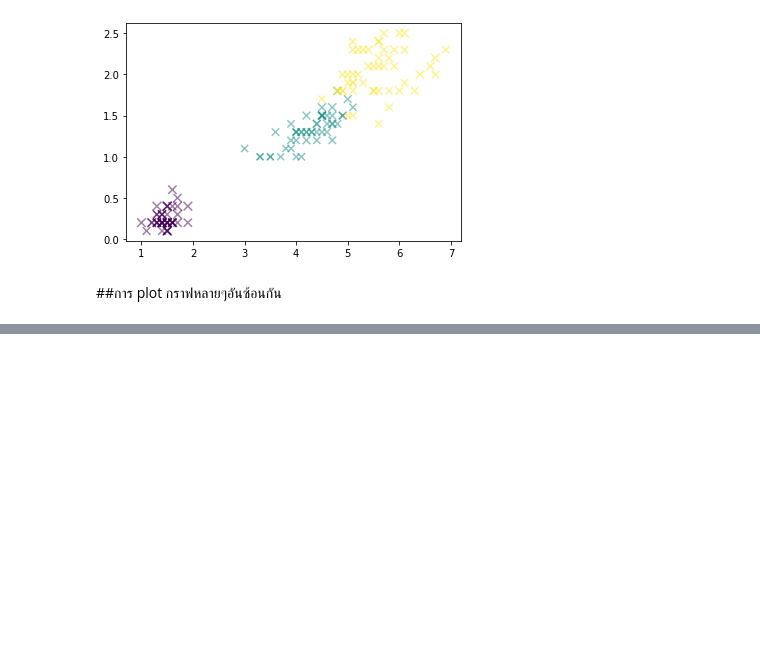
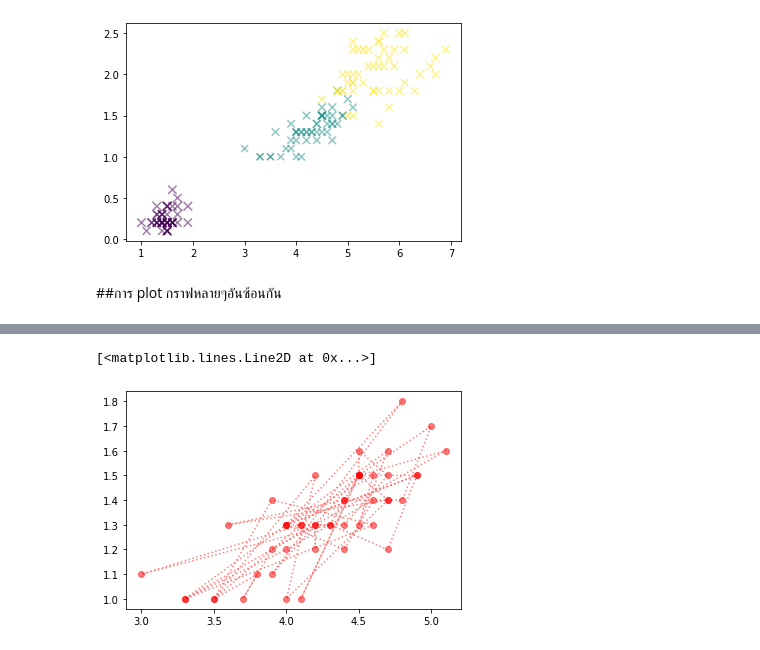
Before and after one commit to thanadolch/data_viz, a Jupyter notebook: Visualize_Data_Distribution.ipynb, the cells around one changed output, grey strips where cells are left out. Cells and saved outputs as stored; diff of their text form; code cells hidden in the pictures; blank space fills up the shorter version.

```diff
--- a/Visualize_Data_Distribution.ipynb
+++ b/Visualize_Data_Distribution.ipynb
@@ -65,0 +76,5 @@ ValueError: ignored
+# %%
+plt.plot(df['PetalLength'][50:100],df['PetalWidth'][50:100],'o:r',alpha=0.5)
+# %% [output]
+[<matplotlib.lines.Line2D at 0x...>]
+[figure, added]
```
Also changed, not shown: parts of 13 cells of this notebook.
